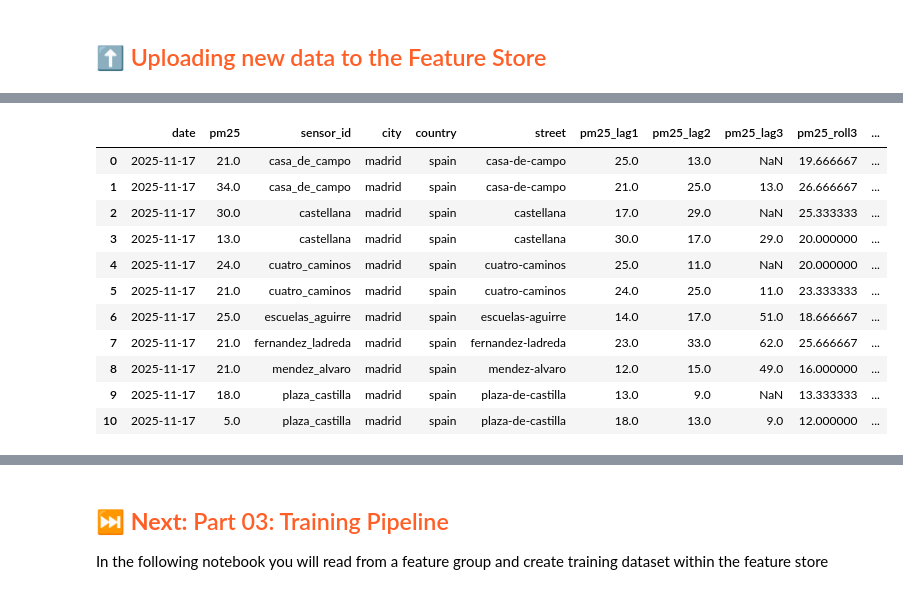
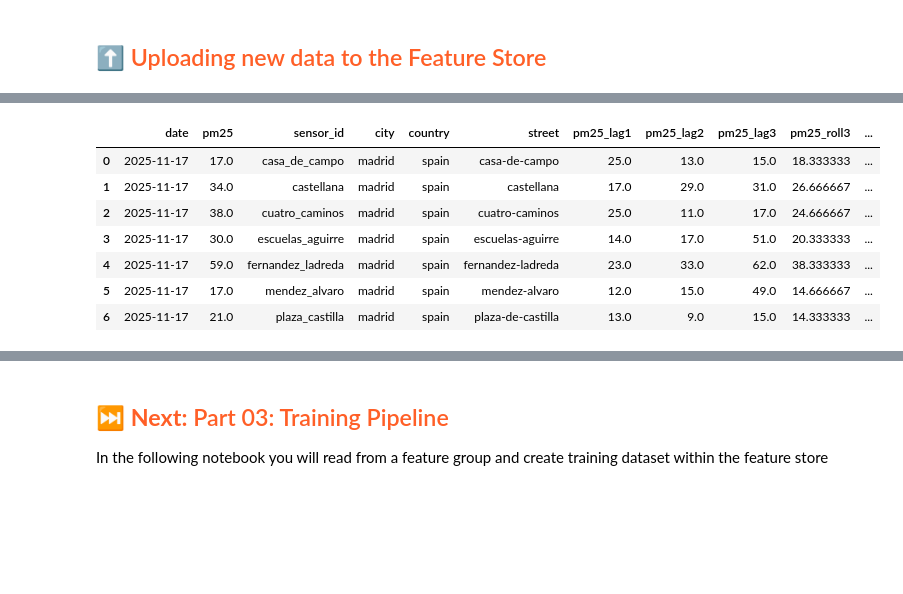
Before and after one commit to david-bazalduaa/Air-Quality-Prediction-Service-Madrid, a Jupyter notebook: notebooks/2_air_quality_feature_pipeline.ipynb, the cells around one changed output, grey strips where cells are left out. Drawn from its saved outputs; the diff is of its cells as text; code cells hidden in the pictures; blank space fills up the shorter version.

```diff
--- a/notebooks/2_air_quality_feature_pipeline.ipynb
+++ b/notebooks/2_air_quality_feature_pipeline.ipynb
@@ -345,18 +337,14 @@ Finished: Reading data from Hopsworks, using Hopsworks Feature Query Service (4.
 # %%
-aq_today_processed.
+aq_today_processed.head(7)
 # %% [output]
 |  | date | pm25 | sensor_id | city | country | street | pm25_lag1 | pm25_lag2 | pm25_lag3 | pm25_roll3 | ... |
-| 0 | 2025-11-17 | 21.0 | casa_de_campo | madrid | spain | casa-de-campo | 25.0 | 13.0 | NaN | 19.666667 | ... |
-| 1 | 2025-11-17 | 34.0 | casa_de_campo | madrid | spain | casa-de-campo | 21.0 | 25.0 | 13.0 | 26.666667 | ... |
-| 2 | 2025-11-17 | 30.0 | castellana | madrid | spain | castellana | 17.0 | 29.0 | NaN | 25.333333 | ... |
-| 3 | 2025-11-17 | 13.0 | castellana | madrid | spain | castellana | 30.0 | 17.0 | 29.0 | 20.000000 | ... |
-| 4 | 2025-11-17 | 24.0 | cuatro_caminos | madrid | spain | cuatro-caminos | 25.0 | 11.0 | NaN | 20.000000 | ... |
-| 5 | 2025-11-17 | 21.0 | cuatro_caminos | madrid | spain | cuatro-caminos | 24.0 | 25.0 | 11.0 | 23.333333 | ... |
-| 6 | 2025-11-17 | 25.0 | escuelas_aguirre | madrid | spain | escuelas-aguirre | 14.0 | 17.0 | 51.0 | 18.666667 | ... |
-| 7 | 2025-11-17 | 21.0 | fernandez_ladreda | madrid | spain | fernandez-ladreda | 23.0 | 33.0 | 62.0 | 25.666667 | ... |
-| 8 | 2025-11-17 | 21.0 | mendez_alvaro | madrid | spain | mendez-alvaro | 12.0 | 15.0 | 49.0 | 16.000000 | ... |
-| 9 | 2025-11-17 | 18.0 | plaza_castilla | madrid | spain | plaza-de-castilla | 13.0 | 9.0 | NaN | 13.333333 | ... |
-| 10 | 2025-11-17 | 5.0 | plaza_castilla | madrid | spain | plaza-de-castilla | 18.0 | 13.0 | 9.0 | 12.000000 | ... |
+| 0 | 2025-11-17 | 17.0 | casa_de_campo | madrid | spain | casa-de-campo | 25.0 | 13.0 | 15.0 | 18.333333 | ... |
+| 1 | 2025-11-17 | 34.0 | castellana | madrid | spain | castellana | 17.0 | 29.0 | 31.0 | 26.666667 | ... |
+| 2 | 2025-11-17 | 38.0 | cuatro_caminos | madrid | spain | cuatro-caminos | 25.0 | 11.0 | 17.0 | 24.666667 | ... |
+| 3 | 2025-11-17 | 30.0 | escuelas_aguirre | madrid | spain | escuelas-aguirre | 14.0 | 17.0 | 51.0 | 20.333333 | ... |
+| 4 | 2025-11-17 | 59.0 | fernandez_ladreda | madrid | spain | fernandez-ladreda | 23.0 | 33.0 | 62.0 | 38.333333 | ... |
+| 5 | 2025-11-17 | 17.0 | mendez_alvaro | madrid | spain | mendez-alvaro | 12.0 | 15.0 | 49.0 | 14.666667 | ... |
+| 6 | 2025-11-17 | 21.0 | plaza_castilla | madrid | spain | plaza-de-castilla | 13.0 | 9.0 | 15.0 | 14.333333 | ... |
 # %%
 # Insert new data
 air_quality_fg.insert(aq_today_processed)
```
Also changed, not shown: parts of 5 cells of this notebook, 14 other files.
